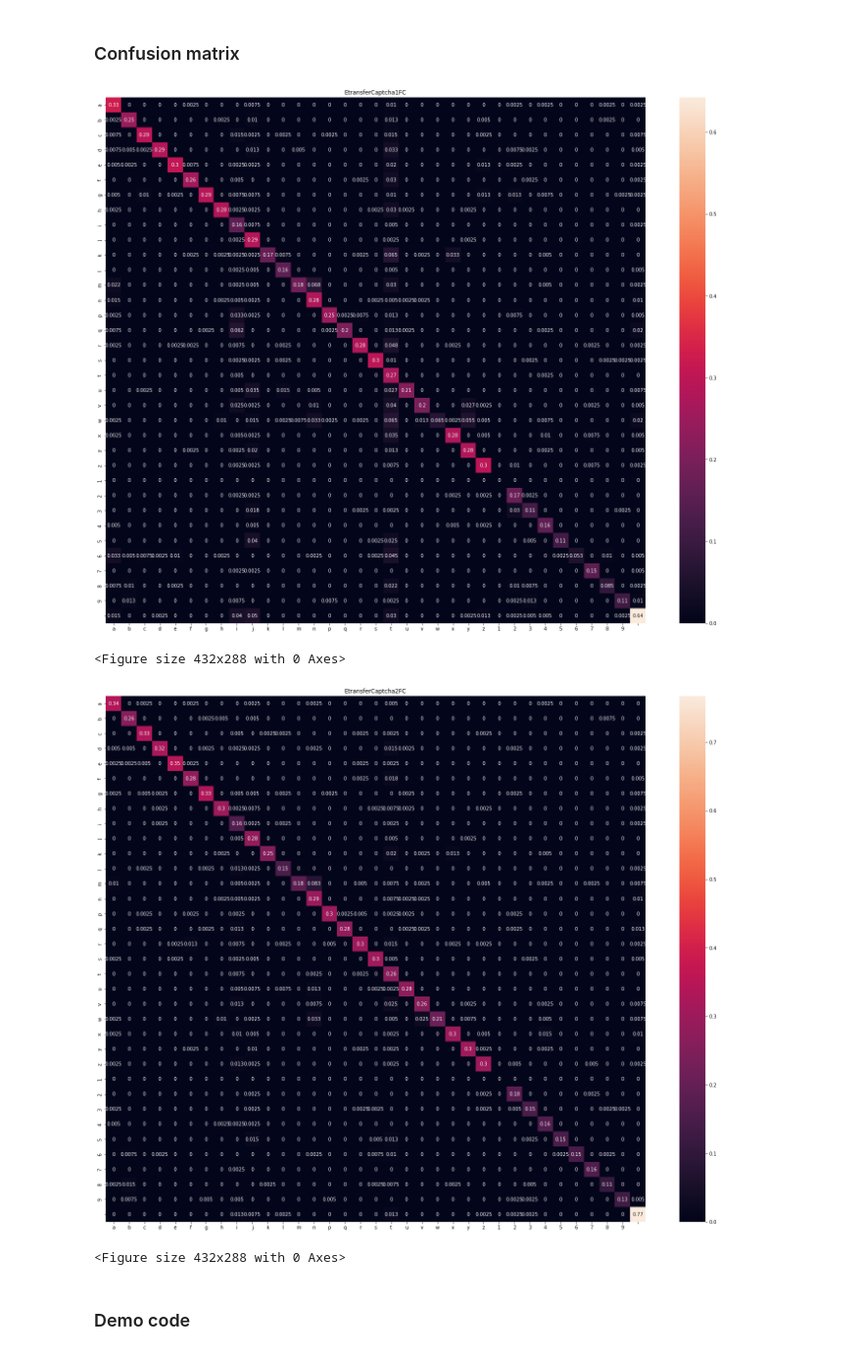
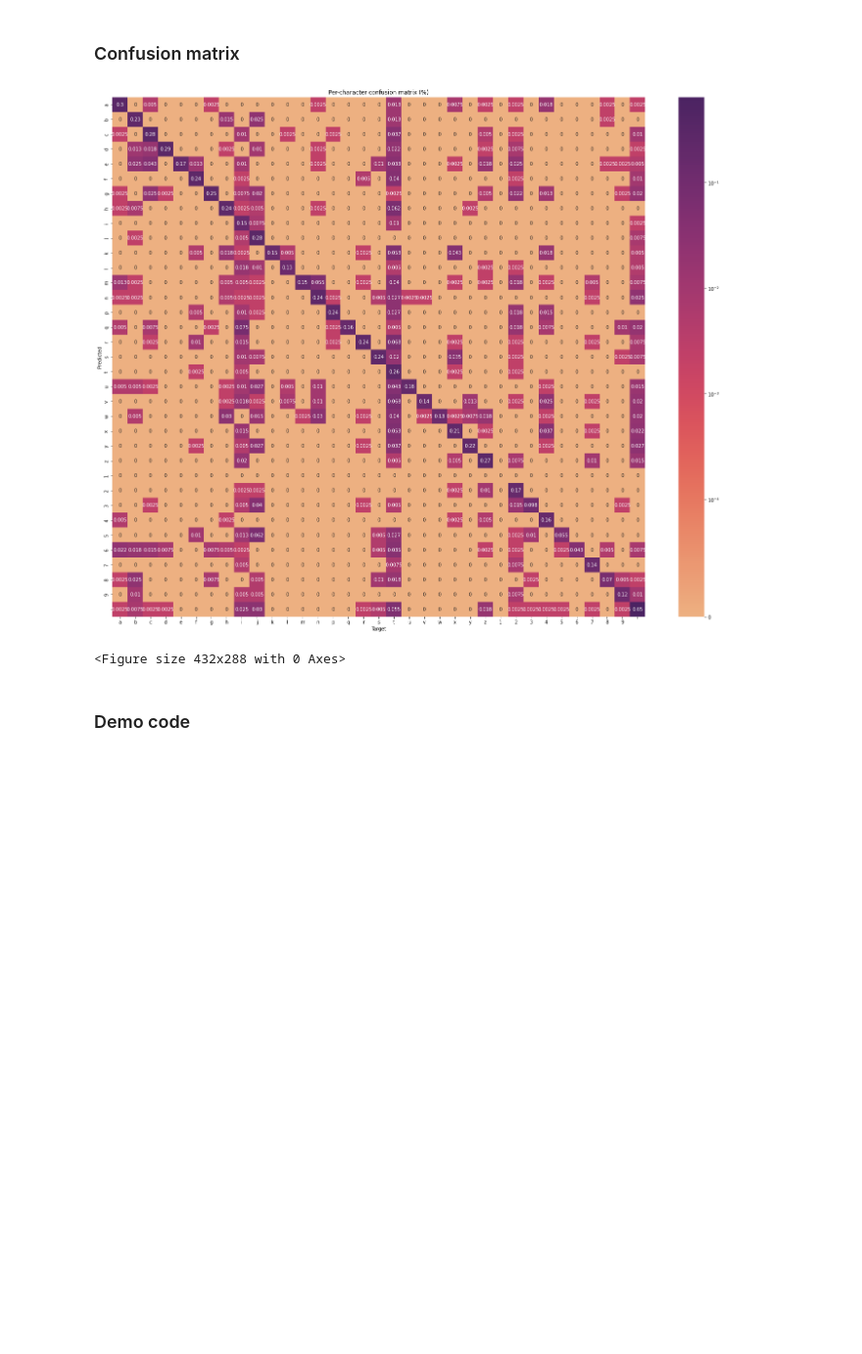
Before and after one commit to Thanoshan/Talos-Captcha-Kraken, a Jupyter notebook: notebooks/011_Demo_and_Confusion.ipynb, the cells around one changed output. Shown at 98% size. Saved outputs shown, nothing was run; the diff lists cells and outputs as text; code cells hidden in the pictures; blank space fills up the shorter version.

Commit message:
updated confusion matrix

```diff
--- a/notebooks/011_Demo_and_Confusion.ipynb
+++ b/notebooks/011_Demo_and_Confusion.ipynb
@@ -315,11 +315,12 @@ class ECaptcha2FC(nn.Module):
         #x = x.squeeze(1) # Flatten to [batch_size]
         return x
 # %%
-model1 = ECaptcha1FC()
+# model1 = ECaptcha1FC()
 model2 = ECaptcha2FC()
-model1.load_state_dict(torch.load("Latest_ensemble_1FC"))
+# model1.load_state_dict(torch.load("Latest_ensemble_1FC"))
 model2.load_state_dict(torch.load("Ensemble_2Layer_88Acc"))
-model1 = model1.cuda()
+# model1 = model1.cuda()
+model2 = model2.cuda()
 # %%
 import run_denoiser
 global_denoising = run_denoiser.load_pix2pix_CAPTCHA()
@@ -350,43 +350,43 @@ print("2 layer acc:", get_accuracy(model2.cuda()))
 from sklearn.metrics import confusion_matrix
 import pandas as pd
 import seaborn as sn
+from matplotlib.colors import SymLogNorm
 
 def confusion(model, data_loader):
   y_pred, y_true = [], []
-  for imgs, labels, filtered in data_loader :
+  for imgs, labels, filtered in tqdm(data_loader):
 
       if do_cuda and torch.cuda.is_available:
           imgs = imgs.cuda()
           labels = labels.cuda()
           filtered = filtered.cuda()
 
       output = model(imgs, filtered)
       #select index with maximum prediction score
       out = output.squeeze(0) # batch size 1
       labels = labels.squeeze(0) # batch size 1
       # print(out.shape)
       # print(labels.shape)
       pred = out.argmax(dim=0)
       # print(pred.shape)
       y_pred.extend(pred.detach().cpu().numpy())
       y_true.extend(labels.detach().cpu().numpy())
   cf_matrix = confusion_matrix(y_true, y_pred, labels=range(0, len(chars)))
+  cf_matrix = cf_matrix
   df_cm = pd.DataFrame(cf_matrix/np.sum(cf_matrix) *10, index = [i for i in chars],
                      columns = [i for i in chars])
   plt.figure(figsize = (25,20))
-  ax = sn.heatmap(df_cm, annot=True).set(title=model.name.replace(" ",""))
+  ax = sn.heatmap(df_cm, annot=True, norm=SymLogNorm(0.0001), cmap="flare").set(title="Per-character confusion matrix (%)", xlabel="Target", ylabel="Predicted")
   plt.show()
   plt.savefig(f'{model.name.replace(" ","")}_confusion_matrix.png')
   return cf_matrix
 
-val_loader = torch.utils.data.DataLoader(TrawSetVal, batch_size=1, shuffle=True)
-cf1 = confusion(model1, val_loader)
+val_loader = torch.utils.data.DataLoader(TrawSetVal, batch_size=1, shuffle=False)
+# cf1 = confusion(model1, val_loader)
 cf2 = confusion(model2, val_loader)
 # %% [output]
-[figure, old version]
+[figure, new version]
 <Figure size 432x288 with 0 Axes>
-[figure, removed]
-<Figure size 432x288 with 0 Axes>
 # %% [markdown]
 ### Demo code
 # %%
```
Also changed, not shown: parts of 4 cells of this notebook.
